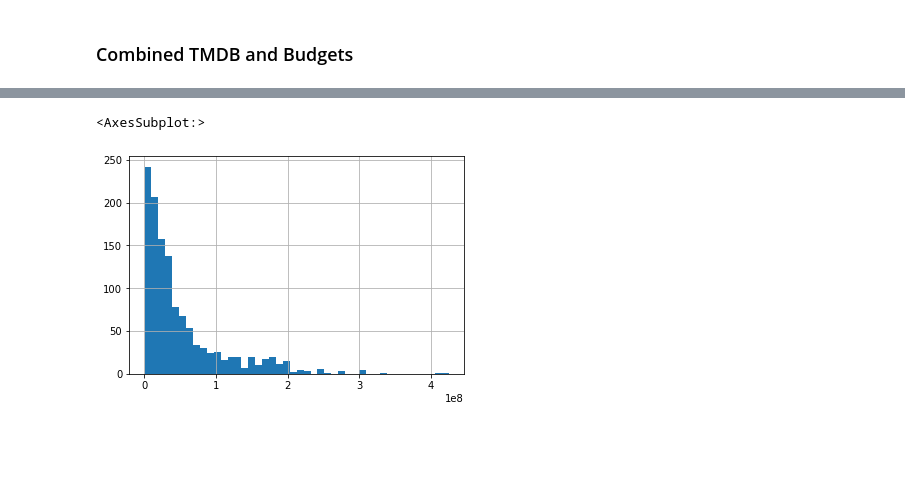
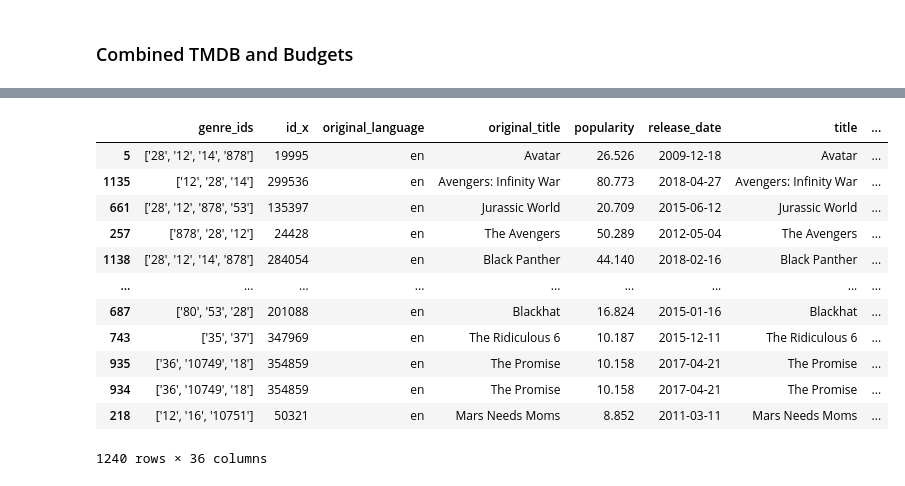
Before and after one commit to Jhuue/Flatiron-Capstone1, a Jupyter notebook: Exploratory Notebooks/Shane.ipynb, the cells around one changed output, grey strips where cells are left out. Cells and saved outputs as stored; diff of their text form; code cells hidden in the pictures; blank space fills up the shorter version.

```diff
--- a/Exploratory Notebooks/Shane.ipynb
+++ b/Exploratory Notebooks/Shane.ipynb
@@ -283,6 +264,17 @@ tmdb_with_budgets
-# %%
-tmdb_with_budgets.production_budget.hist(bins='auto')
-# %% [output]
-<AxesSubplot:>
-[figure, removed]
+# %%
+tmdb_with_budgets.sort_values('income', ascending=False)
+# %% [output]
+|  | genre_ids | id_x | original_language | original_title | popularity | release_date | title | ... |
+| 5 | ['28', '12', '14', '878'] | 19995 | en | Avatar | 26.526 | 2009-12-18 | Avatar | ... |
+| 1135 | ['12', '28', '14'] | 299536 | en | Avengers: Infinity War | 80.773 | 2018-04-27 | Avengers: Infinity War | ... |
+| 661 | ['28', '12', '878', '53'] | 135397 | en | Jurassic World | 20.709 | 2015-06-12 | Jurassic World | ... |
+| 257 | ['878', '28', '12'] | 24428 | en | The Avengers | 50.289 | 2012-05-04 | The Avengers | ... |
+| 1138 | ['28', '12', '14', '878'] | 284054 | en | Black Panther | 44.140 | 2018-02-16 | Black Panther | ... |
+| ... | ... | ... | ... | ... | ... | ... | ... | ... |
+| 687 | ['80', '53', '28'] | 201088 | en | Blackhat | 16.824 | 2015-01-16 | Blackhat | ... |
+| 743 | ['35', '37'] | 347969 | en | The Ridiculous 6 | 10.187 | 2015-12-11 | The Ridiculous 6 | ... |
+| 935 | ['36', '10749', '18'] | 354859 | en | The Promise | 10.158 | 2017-04-21 | The Promise | ... |
+| 934 | ['36', '10749', '18'] | 354859 | en | The Promise | 10.158 | 2017-04-21 | The Promise | ... |
+| 218 | ['12', '16', '10751'] | 50321 | en | Mars Needs Moms | 8.852 | 2011-03-11 | Mars Needs Moms | ... |
+1240 rows × 36 columns
 # %%
```
Also changed, not shown: parts of 30 cells of this notebook.
